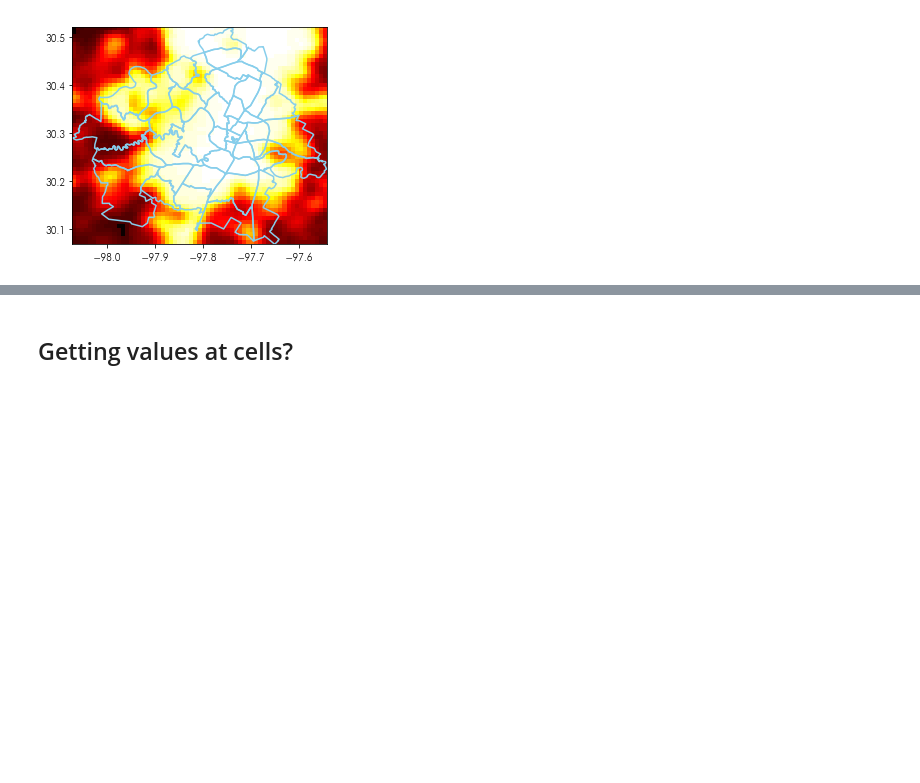
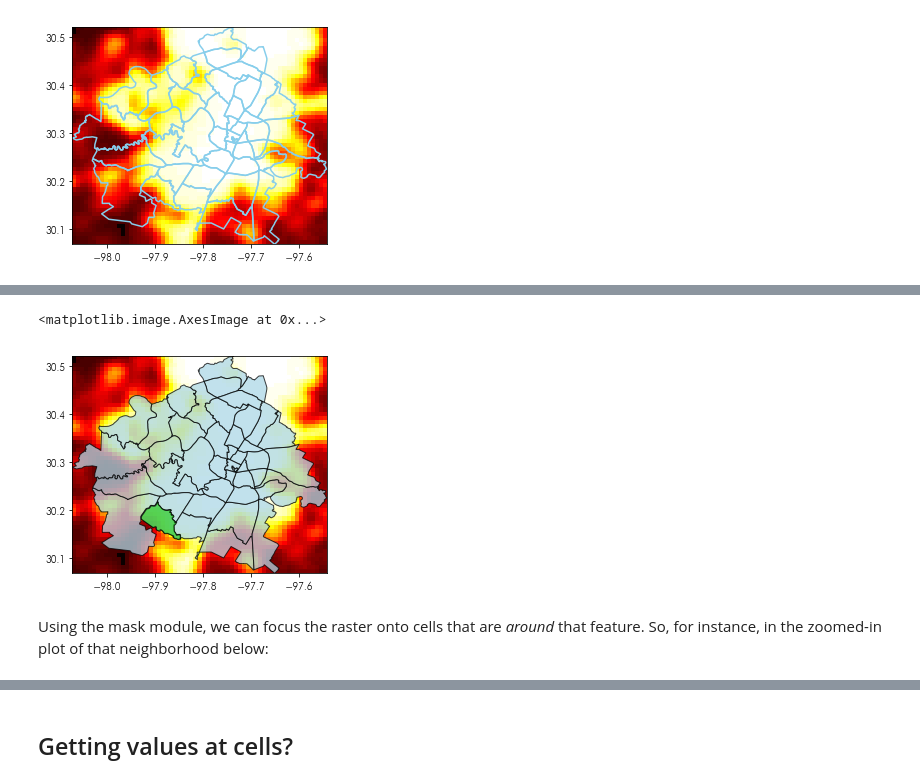
Before and after one commit to pysal/scipy2019-intermediate-gds, a Jupyter notebook: notebooks/rasters.ipynb, the cells around one changed output, grey strips where cells are left out. Saved outputs shown, nothing was run; the diff lists cells and outputs as text; code cells hidden in the pictures; blank space fills up the shorter version.

```diff
--- a/notebooks/rasters.ipynb
+++ b/notebooks/rasters.ipynb
@@ -42,2 +114,2 @@ Type:      method
 # %%
-austin_window = nightlight_file.window(*neighborhoods.total_bounds)
+austin_window = nightlight_file.window(*austin_bbox)
@@ -67,0 +229,9 @@ what's the average brightness at night within each of the neighborhoods?
+# %%
+ax = neighborhoods.geometry.plot(color='lightblue', alpha=.75, edgecolor='k')
+neighborhoods.geometry[[0]].plot(color='limegreen', ax=ax, alpha=.75, edgecolor='k')
+ax.imshow(austin_nightlights, extent=austin_bbox[[0,2,1,3]], cmap='hot')
+# %% [output]
+<matplotlib.image.AxesImage at 0x...>
+[figure, added]
+# %% [markdown]
+Using the mask module, we can focus the raster onto cells that are *around* that feature. So, for instance, in the zoomed-in plot of that neighborhood below:
```
Also changed, not shown: parts of 105 cells of this notebook.
